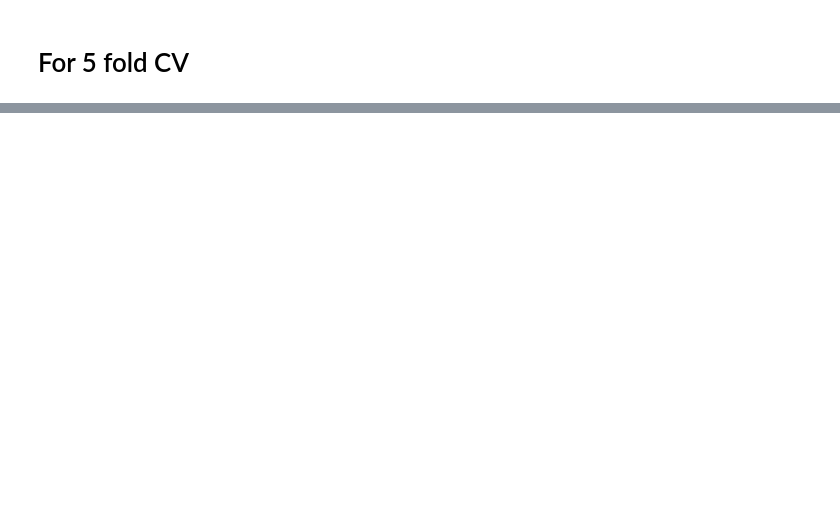
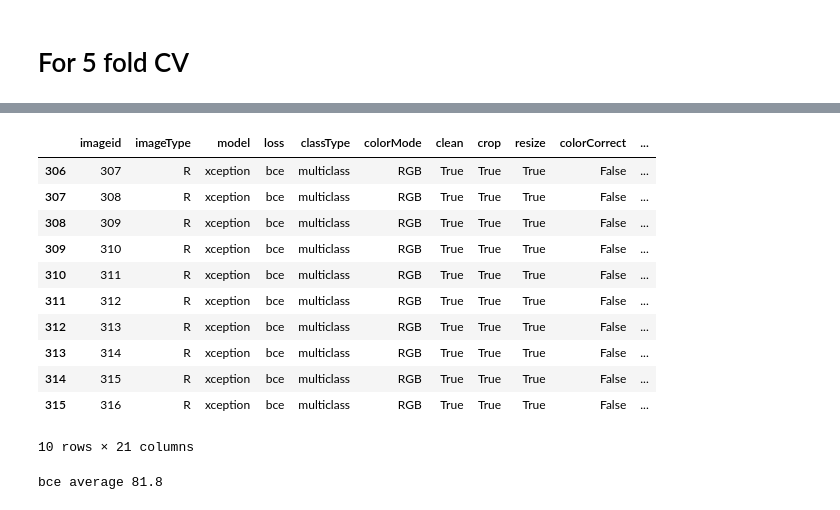
Before and after one commit to bluesaiyancodes/Allergic-Rhinitis, a Jupyter notebook: Testing.ipynb, the cells around one changed output, grey strips where cells are left out. Cells and saved outputs as stored; diff of their text form; code cells hidden in the pictures; blank space fills up the shorter version.

```diff
--- a/Testing.ipynb
+++ b/Testing.ipynb
@@ -144,0 +191,20 @@ a.get("ball")
+# %%
+bce_df = dataF.iloc[306:306+10]
+bce_df
+# %% [output]
+|  | imageid | imageType | model | loss | classType | colorMode | clean | crop | resize | colorCorrect | ... |
+| 306 | 307 | R | xception | bce | multiclass | RGB | True | True | True | False | ... |
+| 307 | 308 | R | xception | bce | multiclass | RGB | True | True | True | False | ... |
+| 308 | 309 | R | xception | bce | multiclass | RGB | True | True | True | False | ... |
+| 309 | 310 | R | xception | bce | multiclass | RGB | True | True | True | False | ... |
+| 310 | 311 | R | xception | bce | multiclass | RGB | True | True | True | False | ... |
+| 311 | 312 | R | xception | bce | multiclass | RGB | True | True | True | False | ... |
+| 312 | 313 | R | xception | bce | multiclass | RGB | True | True | True | False | ... |
+| 313 | 314 | R | xception | bce | multiclass | RGB | True | True | True | False | ... |
+| 314 | 315 | R | xception | bce | multiclass | RGB | True | True | True | False | ... |
+| 315 | 316 | R | xception | bce | multiclass | RGB | True | True | True | False | ... |
+10 rows × 21 columns
+# %%
+print('bce average', sum(bce_df.iloc[:, -1])/len(bce_df.iloc[:, -1]))
+# %% [output]
+bce average 81.8
```
Also changed, not shown: parts of 22 cells of this notebook, 52 other files.
